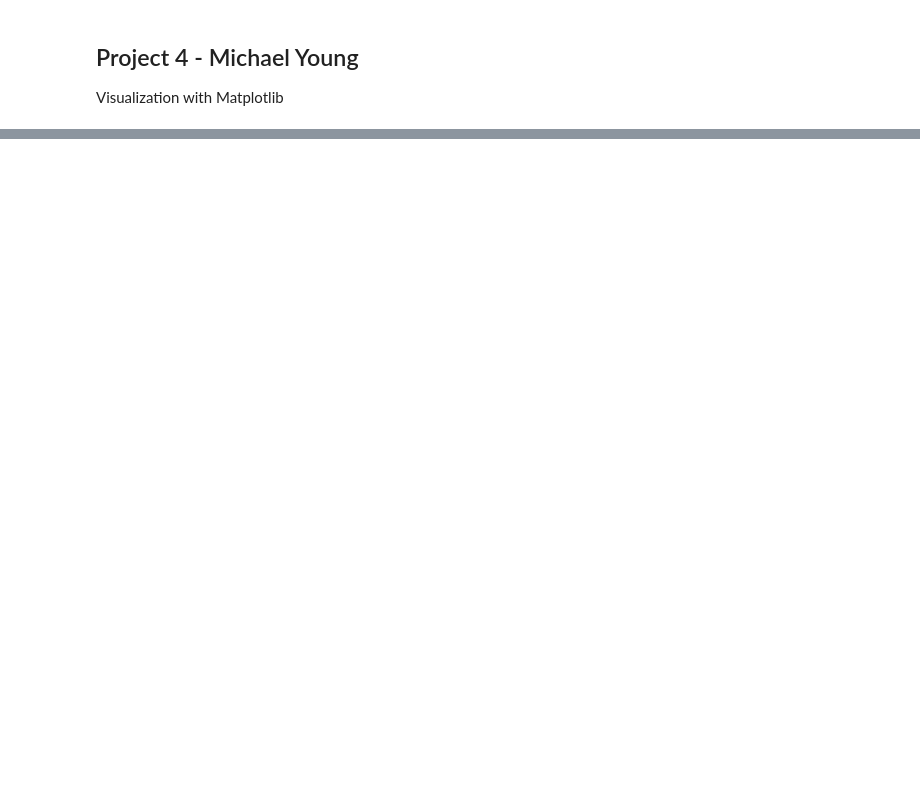
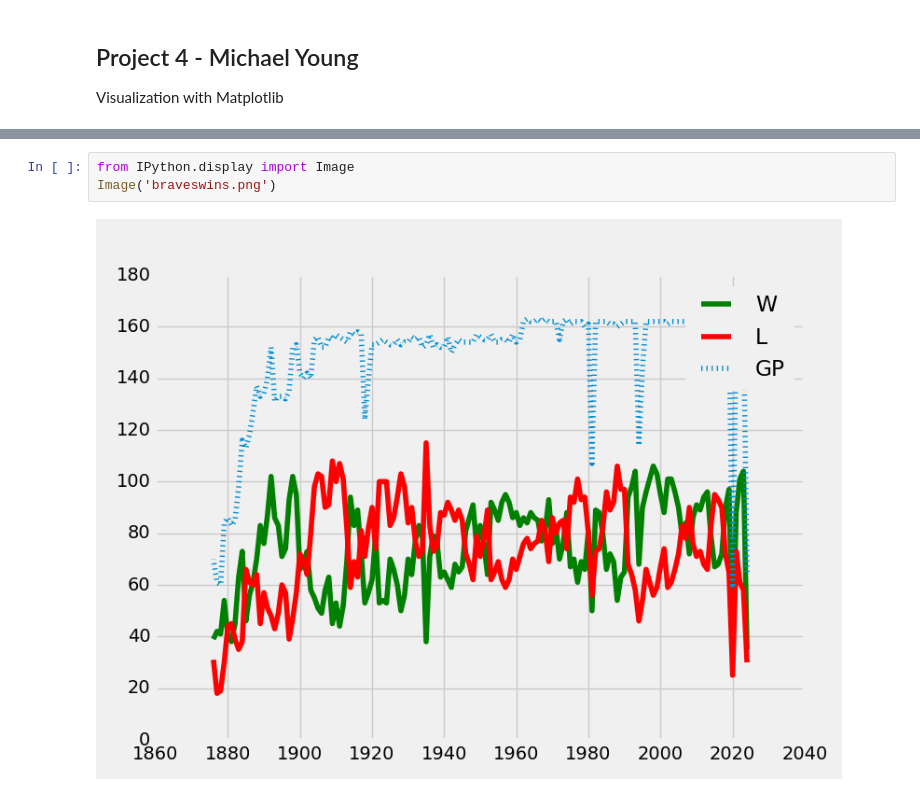
Before and after one commit to C00lEagle/Project4, a Jupyter notebook: Project4MY.ipynb, the cells around one changed output, grey strips where cells are left out. Saved outputs shown, nothing was run; the diff lists cells and outputs as text; blank space fills up the shorter version.

```diff
--- a/Project4MY.ipynb
+++ b/Project4MY.ipynb
@@ -13,0 +119,5 @@ from mpl_toolkits import mplot3d
+# %%
+from IPython.display import Image
+Image('braveswins.png')
+# %% [output]
+[figure, added]
```
Also changed, not shown: parts of 34 cells of this notebook.
